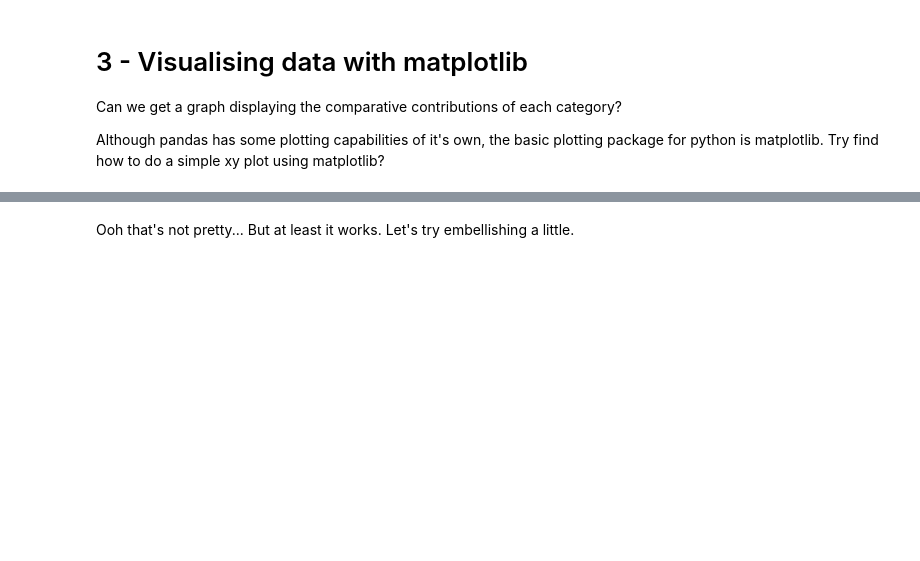
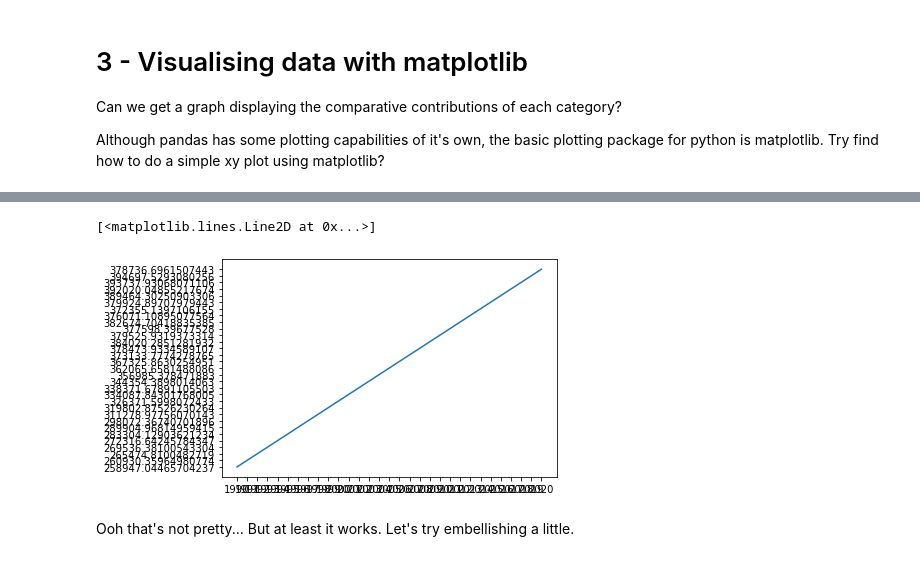
Before and after one commit to kcerva/coding-tutorials-LaoPDR, a Jupyter notebook: session3_basic_python/python_best_practices_intro.ipynb, the cells around one changed output, grey strips where cells are left out. Drawn from its saved outputs; the diff is of its cells as text; code cells hidden in the pictures; blank space fills up the shorter version.

```diff
--- a/session3_basic_python/python_best_practices_intro.ipynb
+++ b/session3_basic_python/python_best_practices_intro.ipynb
@@ -130,4 +183,4 @@ data.iloc[0]
 # %%
 # Dropping columns or rows from data
 # Removing row 0
-data.drop(axis = 0, index = 0, inplace = True)
+data.drop(axis = 0, index = 0)#, inplace = True)
@@ -176,3 +307,7 @@ Although pandas has some plotting capabilities of it's own, the basic plotting p
 # %%
 # Import library
 import matplotlib.pyplot as plt
+# %%
+data.rename(columns = {'Last Inventory Year (2020)':'2020'}, inplace = True)
+# %%
+data = data.drop(columns = ['Category_clean', 'Category_type'])
@@ -179,8 +325,12 @@ import matplotlib.pyplot as plt
 # %%
 """Let's get plotting"""
 # Re-format data for plotting
 years = data.columns[2:]
-emissions = data.values[:,2:]
+emissions = list(data.values[0,2:])#data.values[:,2:]
 
 # Plotting - remember emissions is a matrix, just take the first line
 ##complete here using plt.
+plt.plot(years, list(data.values[0,2:]))
+# %% [output]
+[<matplotlib.lines.Line2D at 0x...>]
+[figure, added]
```
Also changed, not shown: parts of 30 cells of this notebook, 3 other files.
